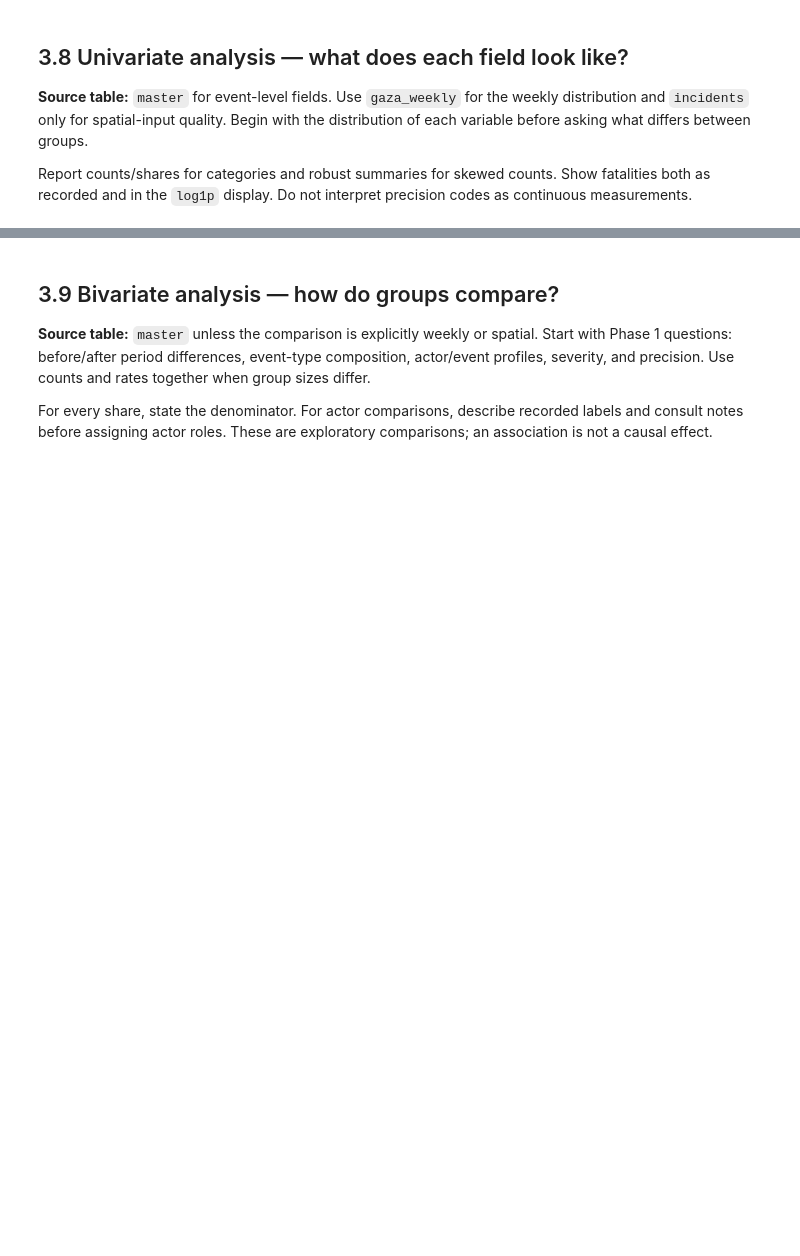
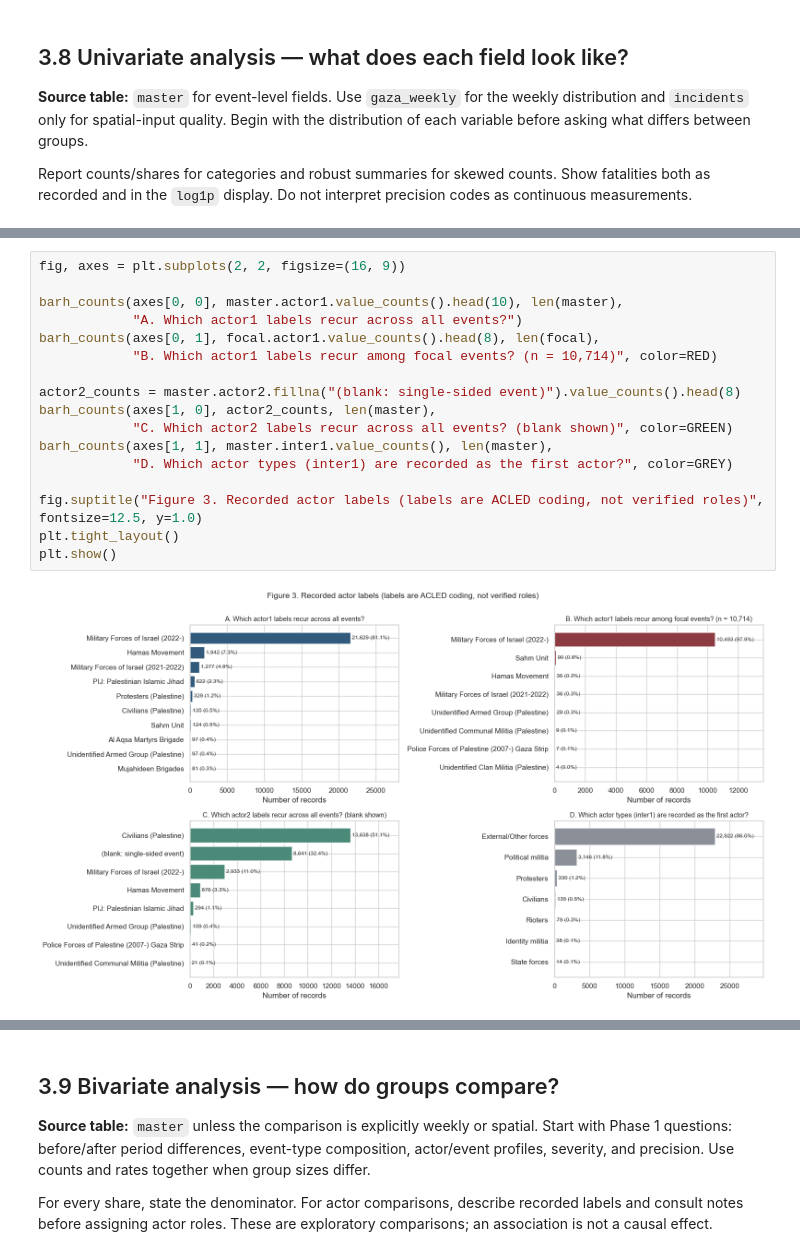
Before and after one commit to apaolol/DMA-PIT, a Jupyter notebook: DMA_PHASE3_EDA_TEMPLATE.ipynb, the cells around one changed output, grey strips where cells are left out. Drawn from its saved outputs; the diff is of its cells as text; blank space fills up the shorter version.

```diff
--- a/DMA_PHASE3_EDA_TEMPLATE.ipynb
+++ b/DMA_PHASE3_EDA_TEMPLATE.ipynb
@@ -275,0 +828,19 @@ plt.show()
+# %%
+fig, axes = plt.subplots(2, 2, figsize=(16, 9))
+
+barh_counts(axes[0, 0], master.actor1.value_counts().head(10), len(master),
+            "A. Which actor1 labels recur across all events?")
+barh_counts(axes[0, 1], focal.actor1.value_counts().head(8), len(focal),
+            "B. Which actor1 labels recur among focal events? (n = 10,714)", color=RED)
+
+actor2_counts = master.actor2.fillna("(blank: single-sided event)").value_counts().head(8)
+barh_counts(axes[1, 0], actor2_counts, len(master),
+            "C. Which actor2 labels recur across all events? (blank shown)", color=GREEN)
+barh_counts(axes[1, 1], master.inter1.value_counts(), len(master),
+            "D. Which actor types (inter1) are recorded as the first actor?", color=GREY)
+
+fig.suptitle("Figure 3. Recorded actor labels (labels are ACLED coding, not verified roles)", fontsize=12.5, y=1.0)
+plt.tight_layout()
+plt.show()
+# %% [output]
+[figure, added]
```
Also changed, not shown: parts of 41 cells of this notebook, 2 other files.
